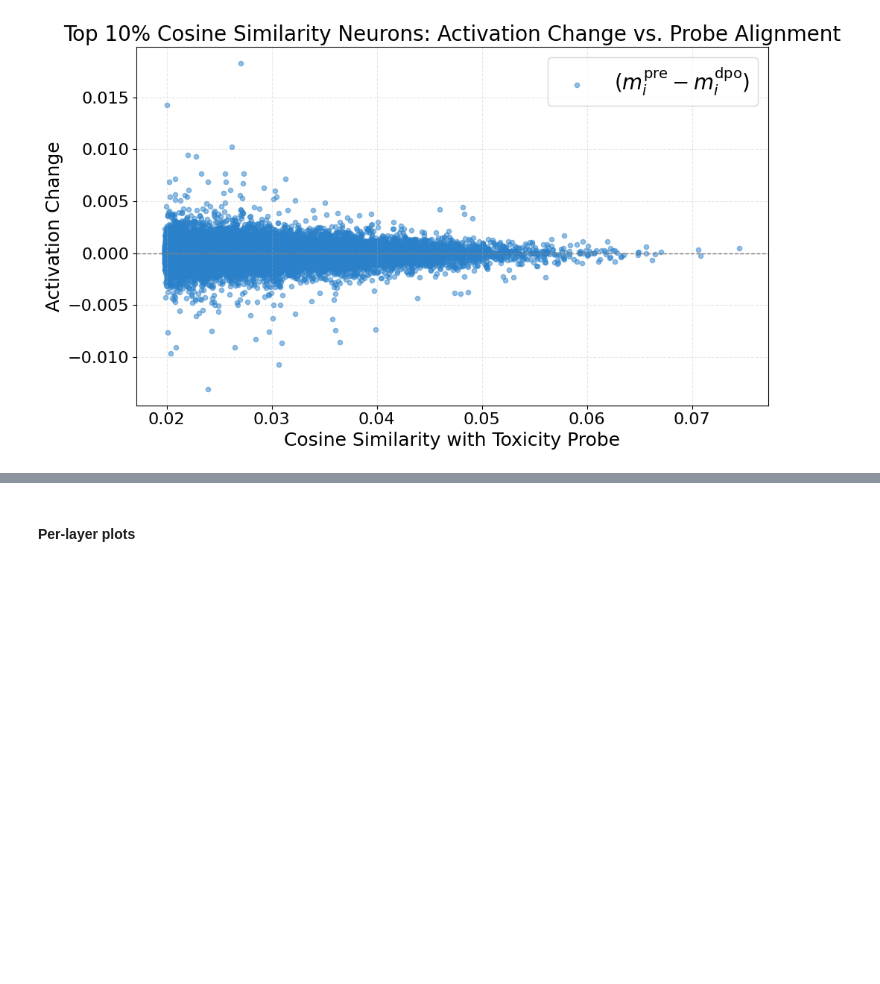
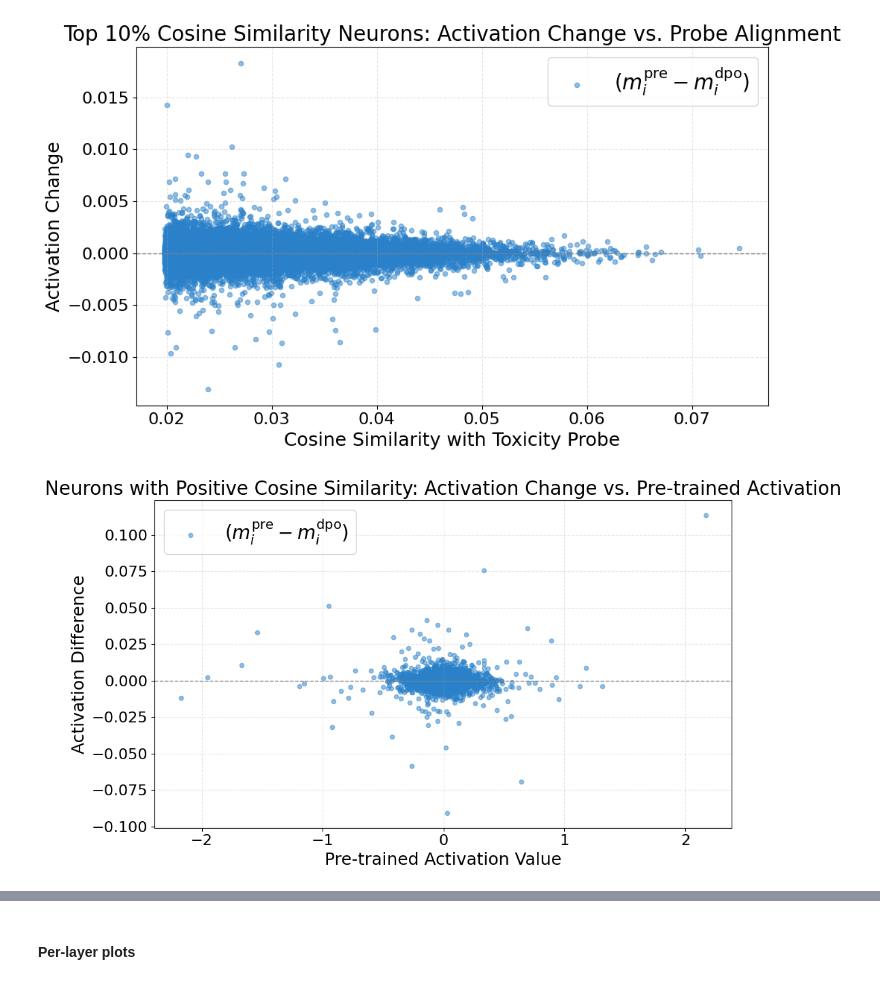
Before and after one commit to PamelaBha/MIB, a Jupyter notebook: toxicity/graphs/contribution_plot_llama3.ipynb, the cells around one changed output, grey strips where cells are left out. Saved outputs shown, nothing was run; the diff lists cells and outputs as text; code cells hidden in the pictures; blank space fills up the shorter version.

```diff
--- a/toxicity/graphs/contribution_plot_llama3.ipynb
+++ b/toxicity/graphs/contribution_plot_llama3.ipynb
@@ -632,3 +626,27 @@ plt.tight_layout()
 plt.show()
 # %% [output]
 [figure]
+# %%
+# Filter for TP and TN
+df_filtered = df[df["pt_cosine_similarity"] > 0]
+
+# Plot: pt_activation_value vs activation difference
+plt.figure(figsize=(10, 6))
+plt.scatter(df_filtered["pt_activation_value"], df_filtered["activation_diff"],
+            alpha=0.5, s=20, color="#2A81CA", label=r"$(m_i^{\mathrm{pre}} - m_i^{\mathrm{dpo}})$")
+
+# Reference line
+plt.axhline(0, color="gray", linestyle="--", linewidth=1)
+
+# Labels and formatting
+plt.xlabel("Pre-trained Activation Value", fontsize=18)
+plt.ylabel("Activation Difference", fontsize=18)
+plt.title("Neurons with Positive Cosine Similarity: Activation Change vs. Pre-trained Activation", fontsize=20)
+plt.grid(True, linestyle='--', alpha=0.3)
+plt.xticks(fontsize=16)
+plt.yticks(fontsize=16)
+plt.legend(fontsize=20)
+plt.tight_layout()
+plt.show()
+# %% [output]
+[figure, added]
```
Also changed, not shown: parts of 3 cells of this notebook, 3 other files.
